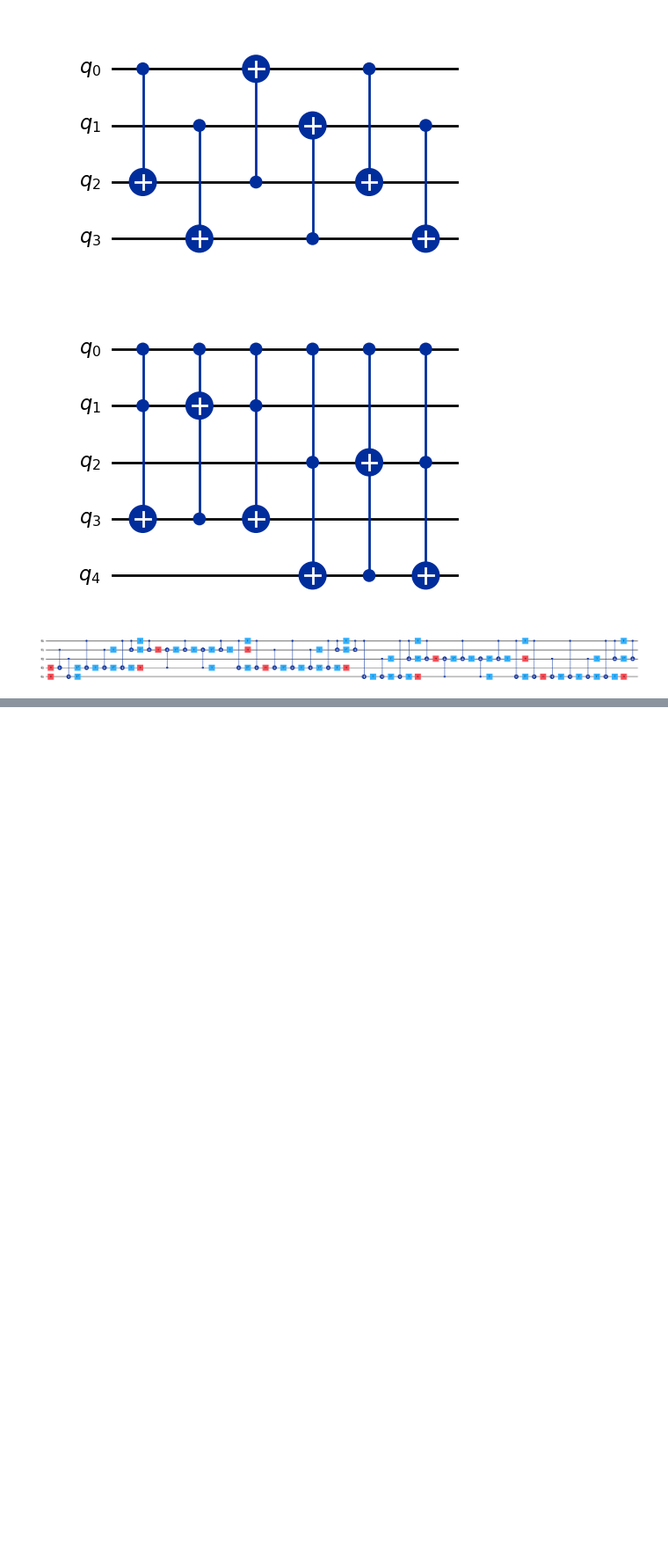
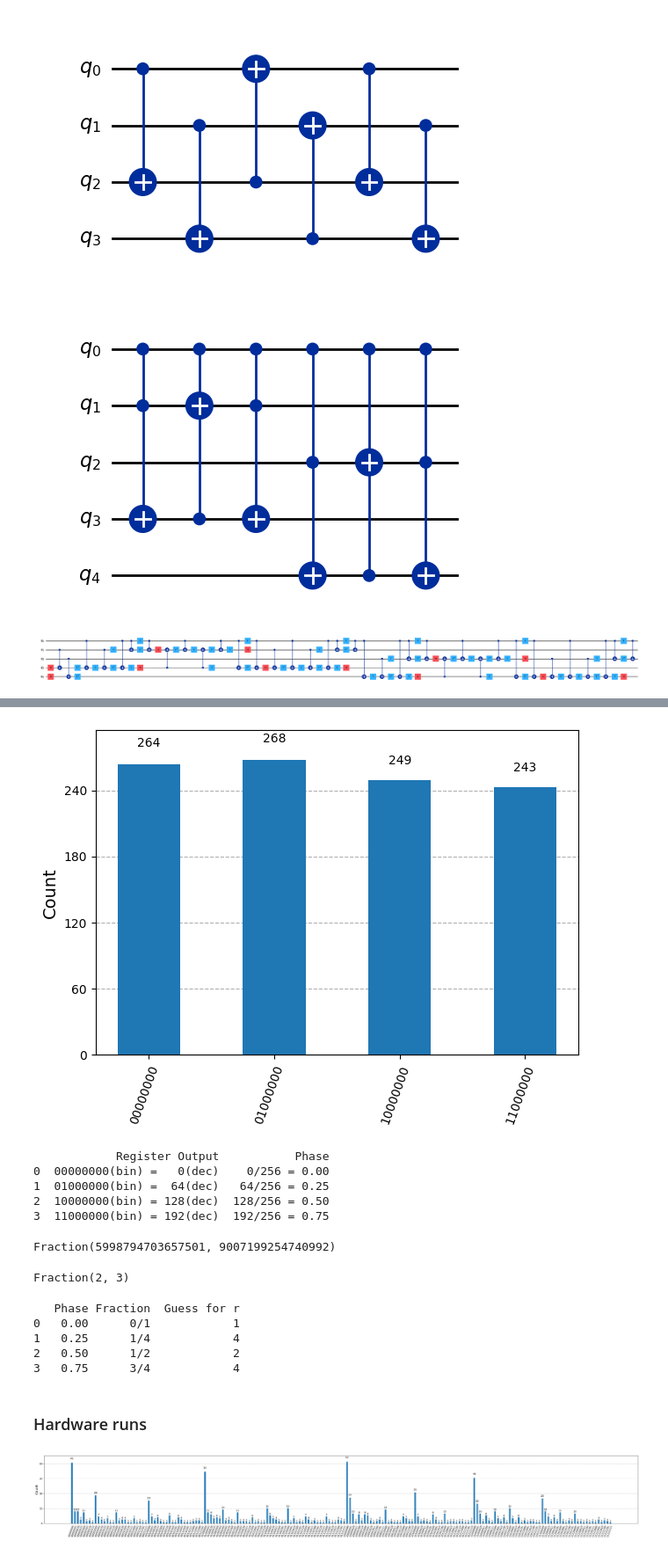
Before and after one commit to raopremrao/Learning-Qiskit-2, a Jupyter notebook: Qiskit in the Classroom/05_Shor's Algorithm/shor_Algorithm.ipynb, the cells around one changed output, grey strips where cells are left out. Shown at 88% size. Saved outputs shown, nothing was run; the diff lists cells and outputs as text; code cells hidden in the pictures; blank space fills up the shorter version.

```diff
--- a/Qiskit in the Classroom/05_Shor's Algorithm/shor_Algorithm.ipynb
+++ b/Qiskit in the Classroom/05_Shor's Algorithm/shor_Algorithm.ipynb
@@ -160,0 +313,67 @@ circ.decompose(reps=2).draw(output="mpl", fold=-1)
+# %%
+# Obtained from the simulator
+counts = {"00000000": 264, "01000000": 268, "10000000": 249, "11000000": 243}
+# %%
+plot_histogram(counts)
+# %% [output]
+[figure, added]
+# %%
+# Rows to be displayed in table
+rows = []
+# Corresponding phase of each bitstring
+measured_phases = []
+
+for output in counts:
+    decimal = int(output, 2)  # Convert bitstring to decimal
+    phase = decimal / (2**num_control)  # Find corresponding eigenvalue
+    measured_phases.append(phase)
+    # Add these values to the rows in our table:
+    rows.append(
+        [
+            f"{output}(bin) = {decimal:>3}(dec)",
+            f"{decimal}/{2 ** num_control} = {phase:.2f}",
+        ]
+    )
+
+# Print the rows in a table
+headers = ["Register Output", "Phase"]
+df = pd.DataFrame(rows, columns=headers)
+print(df)
+# %% [output]
+            Register Output           Phase
+0  00000000(bin) =   0(dec)    0/256 = 0.00
+1  01000000(bin) =  64(dec)   64/256 = 0.25
+2  10000000(bin) = 128(dec)  128/256 = 0.50
+3  11000000(bin) = 192(dec)  192/256 = 0.75
+# %%
+Fraction(0.666)
+# %% [output]
+Fraction(5998794703657501, 9007199254740992)
+# %%
+# Get fraction that most closely resembles 0.666
+# with denominator < 15
+Fraction(0.666).limit_denominator(15)
+# %% [output]
+Fraction(2, 3)
+# %%
+# Rows to be displayed in a table
+rows = []
+
+for phase in measured_phases:
+    frac = Fraction(phase).limit_denominator(15)
+    rows.append(
+        [phase, f"{frac.numerator}/{frac.denominator}", frac.denominator]
+    )
+
+# Print the rows in a table
+headers = ["Phase", "Fraction", "Guess for r"]
+df = pd.DataFrame(rows, columns=headers)
+print(df)
+# %% [output]
+   Phase Fraction  Guess for r
+0   0.00      0/1            1
+1   0.25      1/4            4
+2   0.50      1/2            2
+3   0.75      3/4            4
+# %% [markdown]
+### Hardware runs
@@ -160,0 +395,4 @@ circ.decompose(reps=2).draw(output="mpl", fold=-1)
+# %%
+plot_histogram(counts, figsize=(35, 5))
+# %% [output]
+[figure, added]
```
Also changed, not shown: parts of 11 cells of this notebook.
